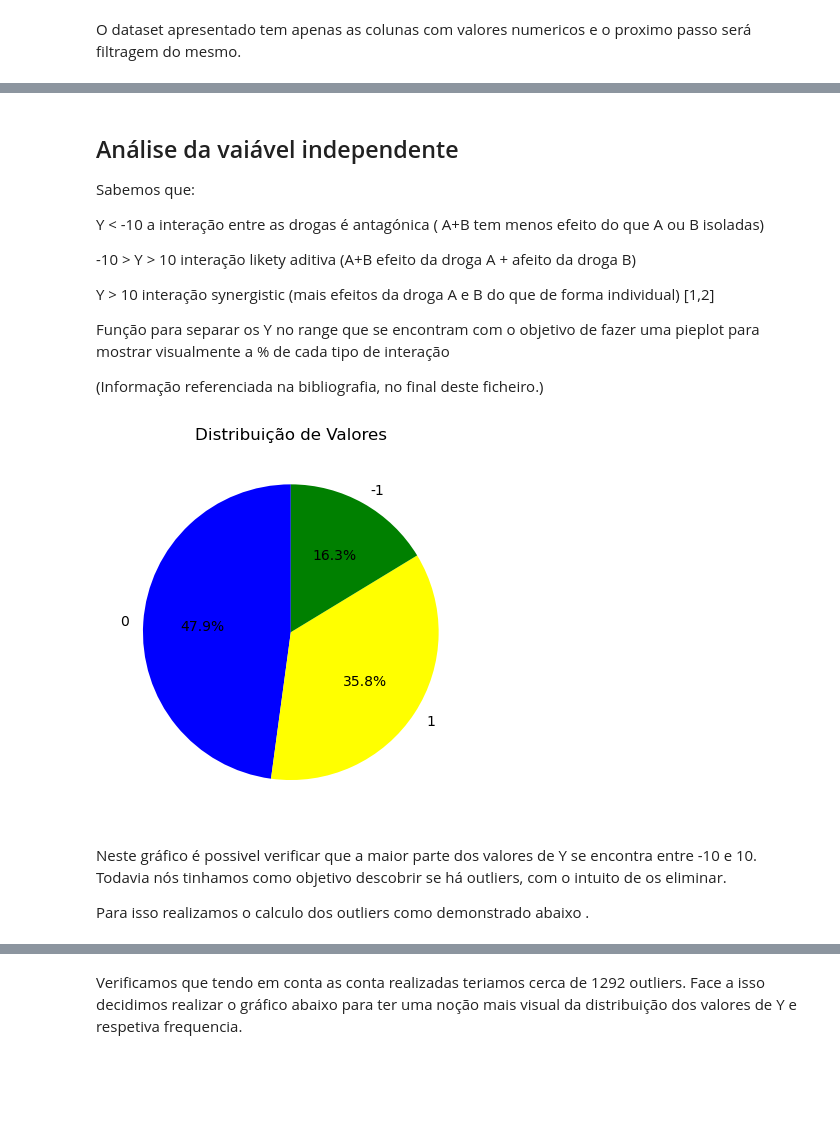
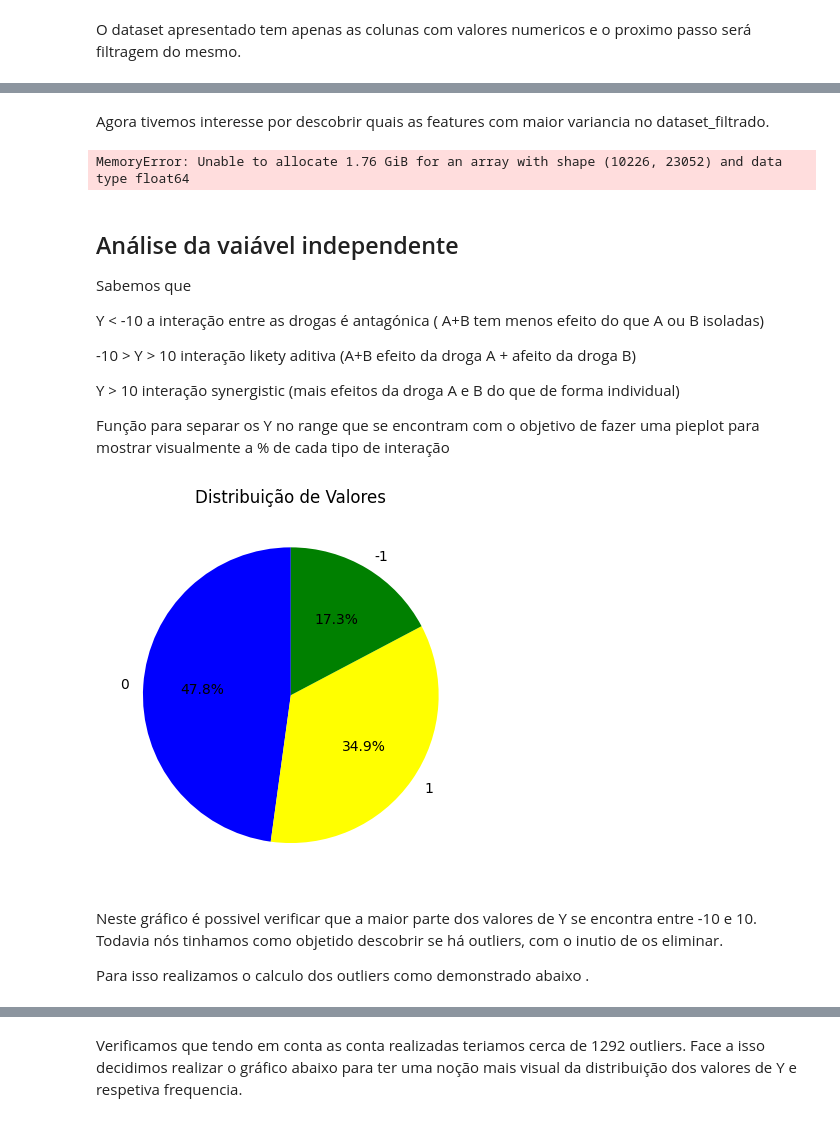
Before and after one commit to GuilhermeLoboSousa/Work-SIB, a Jupyter notebook: Parte1.ipynb, the cells around one changed output, grey strips where cells are left out. Saved outputs shown, nothing was run; the diff lists cells and outputs as text; code cells hidden in the pictures; blank space fills up the shorter version.

Commit message:
parte 1 upadate

```diff
--- a/Parte1.ipynb
+++ b/Parte1.ipynb
@@ -96,0 +107,10 @@ Done!
+# %%
+#adicionar ao nosso data a correspondencia entre cell line id e o respetivo tecido cancerigeno
+ids_celulas = ['A2058', 'A2780', 'A375', 'A427', 'CAOV3', 'COLO320DM', 'DLD1', 'EFM192B', 'ES2', 'HCT116', 'HT144', 'HT29', 'KPL1', 'LNCAP', 'LOVO', 'MDAMB436', 'MSTO', 'NCIH1650', 'NCIH2122', 'NCIH23', 'NCIH460', 'NCIH520', 'OCUBM', 'OV90', 'OVCAR3', 'PA1', 'RKO', 'RPMI7951', 'SKMEL30', 'SKMES1', 'SKOV3', 'SW620', 'SW837', 'T47D', 'UACC62', 'UWB1289BRCA1', 'UWB1289', 'VCAP', 'ZR751']
+
+tipos_cancer = ['pele', 'ovario', 'pele', 'pulmao', 'ovario', 'colon', 'colon', 'mama', 'ovario', 'colon', 'pele', 'colon', 'mama', 'prostata', 'colon', 'mama', 'pulmao', 'pulmao', 'pulmao', 'pulmao', 'pulmao', 'mama', 'ovario', 'ovario', 'ovario', 'colon', 'pele', 'pele', 'pulmao', 'ovario', 'colon', 'colon', 'mama', 'pele', 'mama', 'ovario', 'prostata', 'mama', 'ovario']
+
+dicionario_cancer = dict(zip(ids_celulas, tipos_cancer))
+
+dataset['Tipo_Cancer'] = dataset['Cell_Line_ID'].map(dicionario_cancer)
+dataset
@@ -258,4 +484,0 @@ linhas_com_nan_index = linhas_com_nan.index.intersection(dataset.index)
-# %%
-dataset_sem_nan = dataset.drop(linhas_com_nan_index)
-dataset=dataset_sem_nan
-dataset
@@ -348,33 +552,41 @@ dataset_filtrado
+# %% [markdown]
+Agora tivemos interesse por descobrir quais as features com maior variancia no dataset_filtrado.
+# %%
+selector = VarianceThreshold(threshold=0.15)
+selected_dataset = selector.fit_transform(dataset)
+selected_columns = dataset.columns[selector.get_support()]
+print("Shape do dataset após aplicar o Variance Threshold:", selected_dataset.shape)
+print("Colunas selecionadas:", selected_columns)
+# %% [output]
+MemoryError: Unable to allocate 1.76 GiB for an array with shape (10226, 23052) and data type float64
 # %% [markdown]
 ## Análise da vaiável independente
 
-Sabemos que:
+Sabemos que
 
 Y < -10 a interação entre as drogas é antagónica  ( A+B tem menos efeito do que A ou B isoladas)
 
 -10 > Y > 10 interação likety aditiva (A+B efeito da droga A + afeito da droga B)
 
-Y > 10 interação synergistic  (mais efeitos da droga A e B do que de forma individual) [1,2]
+Y > 10 interação synergistic  (mais efeitos da droga A e B do que de forma individual)
 
 Função para separar os Y no range que se encontram com o objetivo de fazer uma pieplot para mostrar visualmente a % de cada tipo de interação
-
-(Informação referenciada na bibliografia, no final deste ficheiro.)
 # %%
 # Criar uma nova coluna chamada 'nova_coluna' com base nas condições
-dataset_filtrado['nova_coluna'] = np.where(dataset_filtrado['Y'] <= -10, -1,
-                                 np.where((dataset_filtrado['Y'] > -10) & (dataset['Y'] < 10), 0, 1))
+dataset['nova_coluna'] = np.where(dataset['Y'] <= -10, -1,
+                                 np.where((dataset['Y'] > -10) & (dataset['Y'] < 10), 0, 1))
 
 
 # Contar a ocorrência de cada valor na coluna 'nova_coluna'
-contagem_valores = dataset_filtrado['nova_coluna'].value_counts()
+contagem_valores = dataset['nova_coluna'].value_counts()
 
 plt.pie(contagem_valores, labels=contagem_valores.index, autopct='%1.1f%%', startangle=90, colors=['blue', 'yellow', 'green'])
 plt.title('Distribuição de Valores')
 plt.show()
 # %% [output]
-[figure, old version]
+[figure, new version]
 # %% [markdown]
-Neste gráfico é possivel verificar que a maior parte dos valores de Y se encontra entre -10 e 10. Todavia nós tinhamos como objetivo descobrir se há outliers, com o intuito de os eliminar.
+Neste gráfico é possivel verificar que a maior parte dos valores de Y se encontra entre -10 e 10. Todavia nós tinhamos como objetido descobrir se há outliers, com o inutio de os eliminar.
 
 Para isso realizamos o calculo dos outliers como demonstrado abaixo .
 # %%
```
Also changed, not shown: parts of 48 cells of this notebook.
